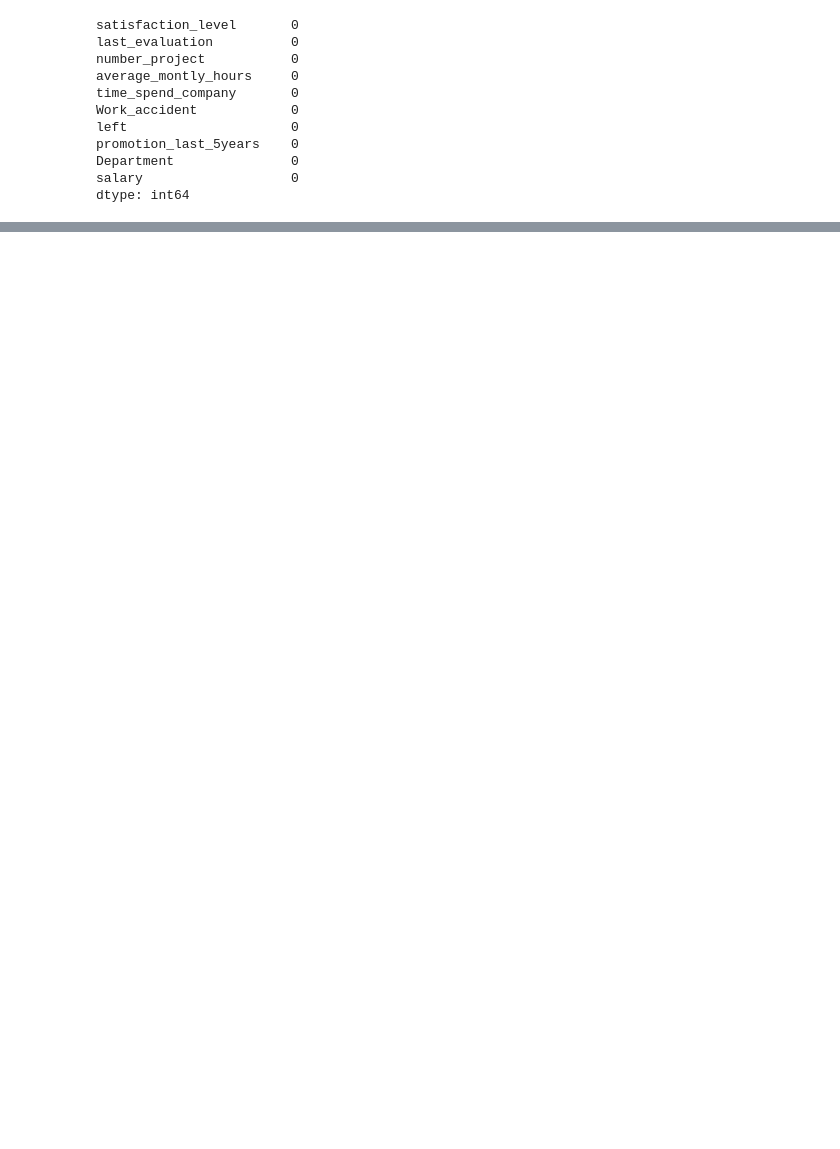
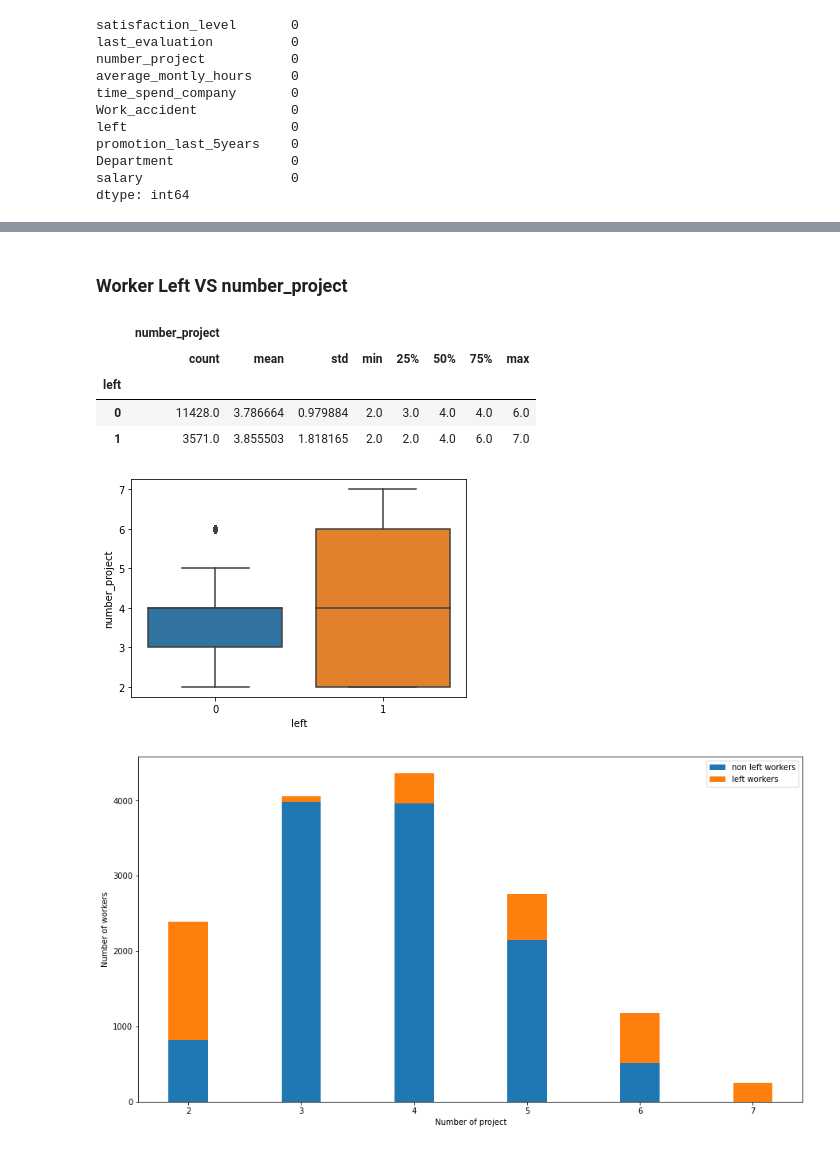
Before and after one commit to thoadao0301/Building-Machine-Learning-Solutions-with-Scikit-Learn-skills, a Jupyter notebook: Project_application/Hr_classification.ipynb, the cells around one changed output, grey strips where cells are left out. Saved outputs shown, nothing was run; the diff lists cells and outputs as text; code cells hidden in the pictures; blank space fills up the shorter version.

Commit message:
HR_detail_project

```diff
--- a/Project_application/Hr_classification.ipynb
+++ b/Project_application/Hr_classification.ipynb
@@ -153,0 +203,28 @@ df.head(10)
+# %% [markdown]
+### Worker Left VS number_project
+# %%
+data_npr_left = df[['left','number_project']]
+sta = data_npr_left.groupby('left').describe()
+display(sta)
+sns.boxplot(x='left',y='number_project',data=data_npr_left)
+data_npr_left = data_npr_left.groupby(['left','number_project'])['left'].count()
+index_u = data_npr_left.index.get_level_values(1).unique()
+fig, ax = plt.subplots(figsize=(15,8))
+width = 0.35
+_0 = data_npr_left[0].values.tolist()
+_0.append(0)
+_1 = data_npr_left[1].values.tolist()
+ax.bar(index_u, _0 , width, label='non left workers')
+ax.bar(index_u, _1 , width, bottom=_0 , label='left workers')
+ax.set_ylabel('Number of workers')
+ax.set_xlabel('Number of project')
+ax.legend()
+plt.show()
+# %% [output]
+|  | number_project |  |  |  |  |  |  |  |
+|  | count | mean | std | min | 25% | 50% | 75% | max |
+| left |  |  |  |  |  |  |  |  |
+| 0 | 11428.0 | 3.786664 | 0.979884 | 2.0 | 3.0 | 4.0 | 4.0 | 6.0 |
+| 1 | 3571.0 | 3.855503 | 1.818165 | 2.0 | 2.0 | 4.0 | 6.0 | 7.0 |
+[figure, added]
+[figure, added]
```
Also changed, not shown: parts of 124 cells of this notebook.
